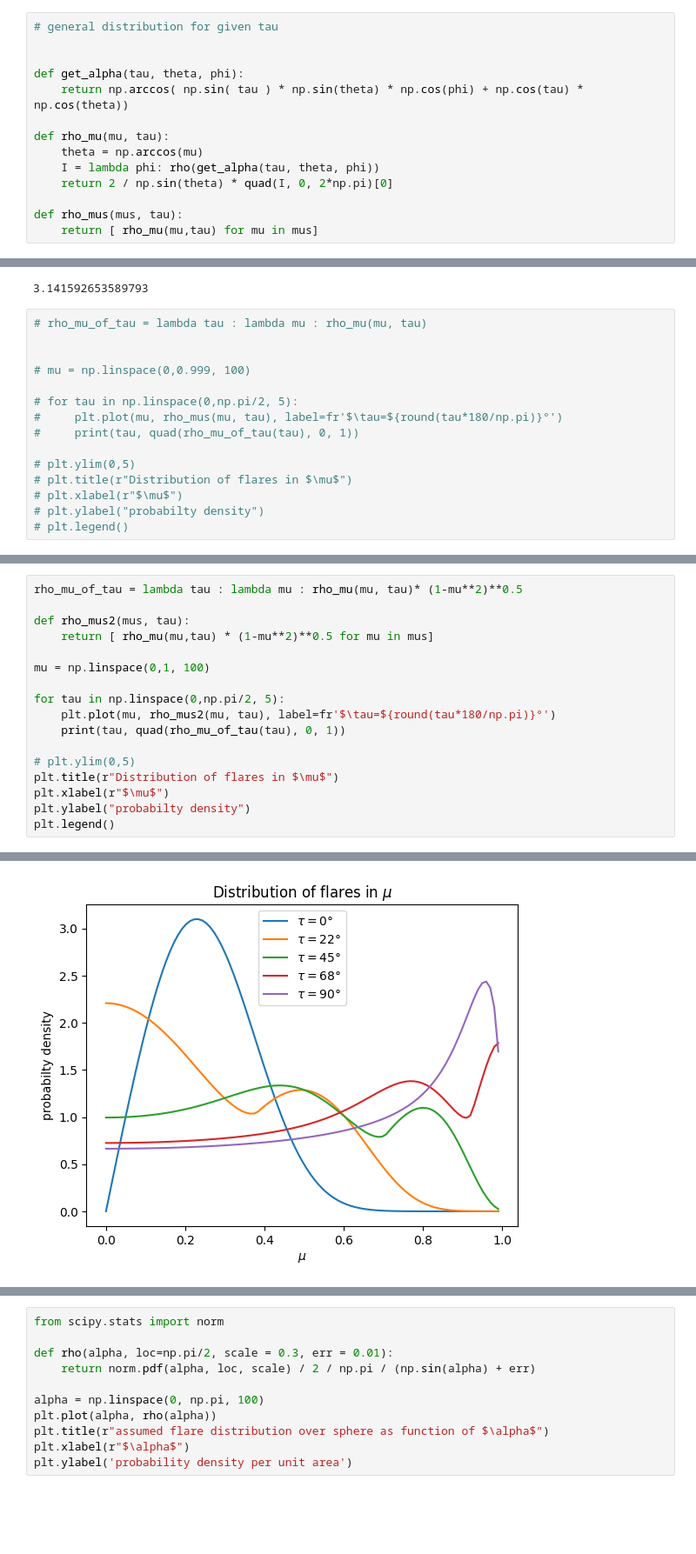
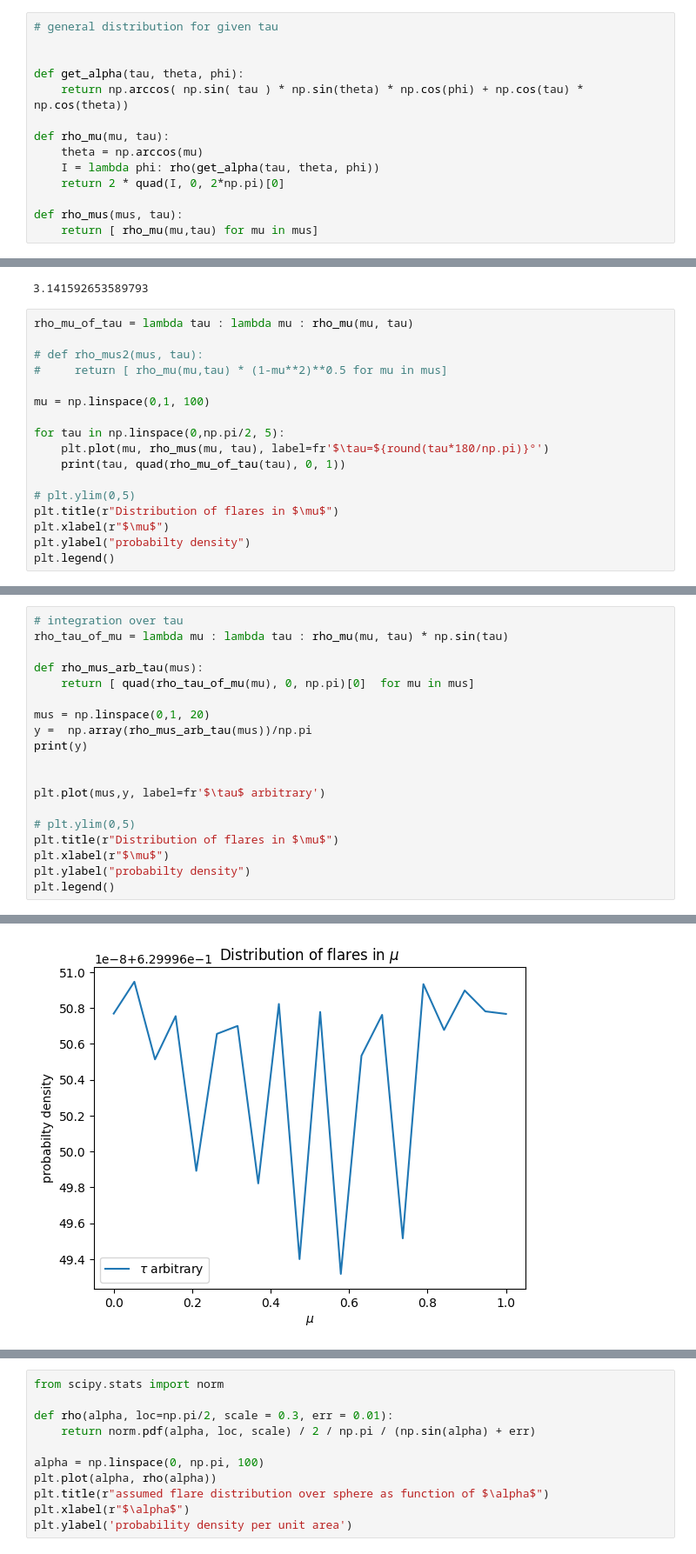
Before and after one commit to demichieldewilde/solar-flares, a Jupyter notebook: data/flare_distr/mu_dist.ipynb, the cells around one changed output, grey strips where cells are left out. Shown: that part at 87% size. Saved outputs shown, nothing was run; the diff lists cells and outputs as text; blank space fills up the shorter version.

Commit message:
Foutje un3 en averaged mu distr

```diff
--- a/data/flare_distr/mu_dist.ipynb
+++ b/data/flare_distr/mu_dist.ipynb
@@ -46,7 +46,7 @@ def get_alpha(tau, theta, phi):
 def rho_mu(mu, tau):
     theta = np.arccos(mu)
     I = lambda phi: rho(get_alpha(tau, theta, phi))
-    return 2 / np.sin(theta) * quad(I, 0, 2*np.pi)[0]
+    return 2 * quad(I, 0, 2*np.pi)[0]
 
 def rho_mus(mus, tau):
     return [ rho_mu(mu,tau) for mu in mus]
@@ -55,17 +55,19 @@ get_alpha(np.pi/2, np.pi/2, np.pi)
 # %% [output]
 3.141592653589793
 # %%
-# rho_mu_of_tau = lambda tau : lambda mu : rho_mu(mu, tau)
+rho_mu_of_tau = lambda tau : lambda mu : rho_mu(mu, tau)
 
+# def rho_mus2(mus, tau):
+#     return [ rho_mu(mu,tau) * (1-mu**2)**0.5 for mu in mus]
 
-# mu = np.linspace(0,0.999, 100)
+mu = np.linspace(0,1, 100)
 
-# for tau in np.linspace(0,np.pi/2, 5):
-#     plt.plot(mu, rho_mus(mu, tau), label=fr'$\tau=${round(tau*180/np.pi)}°')
-#     print(tau, quad(rho_mu_of_tau(tau), 0, 1))
+for tau in np.linspace(0,np.pi/2, 5):
+    plt.plot(mu, rho_mus(mu, tau), label=fr'$\tau=${round(tau*180/np.pi)}°')
+    print(tau, quad(rho_mu_of_tau(tau), 0, 1))
 
 # plt.ylim(0,5)
-# plt.title(r"Distribution of flares in $\mu$")
-# plt.xlabel(r"$\mu$")
-# plt.ylabel("probabilty density")
-# plt.legend()
+plt.title(r"Distribution of flares in $\mu$")
+plt.xlabel(r"$\mu$")
+plt.ylabel("probabilty density")
+plt.legend()
@@ -72,14 +82,16 @@ get_alpha(np.pi/2, np.pi/2, np.pi)
 # %%
-rho_mu_of_tau = lambda tau : lambda mu : rho_mu(mu, tau)* (1-mu**2)**0.5
+# integration over tau
+rho_tau_of_mu = lambda mu : lambda tau : rho_mu(mu, tau) * np.sin(tau)
 
-def rho_mus2(mus, tau):
-    return [ rho_mu(mu,tau) * (1-mu**2)**0.5 for mu in mus]
+def rho_mus_arb_tau(mus):
+    return [ quad(rho_tau_of_mu(mu), 0, np.pi)[0]  for mu in mus]
 
-mu = np.linspace(0,1, 100)
+mus = np.linspace(0,1, 20)
+y =  np.array(rho_mus_arb_tau(mus))/np.pi
+print(y)
 
-for tau in np.linspace(0,np.pi/2, 5):
-    plt.plot(mu, rho_mus2(mu, tau), label=fr'$\tau=${round(tau*180/np.pi)}°')
-    print(tau, quad(rho_mu_of_tau(tau), 0, 1))
+
+plt.plot(mus,y, label=fr'$\tau$ arbitrary')
 
 # plt.ylim(0,5)
 plt.title(r"Distribution of flares in $\mu$")
@@ -96 +107 @@ plt.legend()
-[figure, old version]
+[figure, new version]
```
Also changed, not shown: parts of 9 cells of this notebook, 3 other files.
